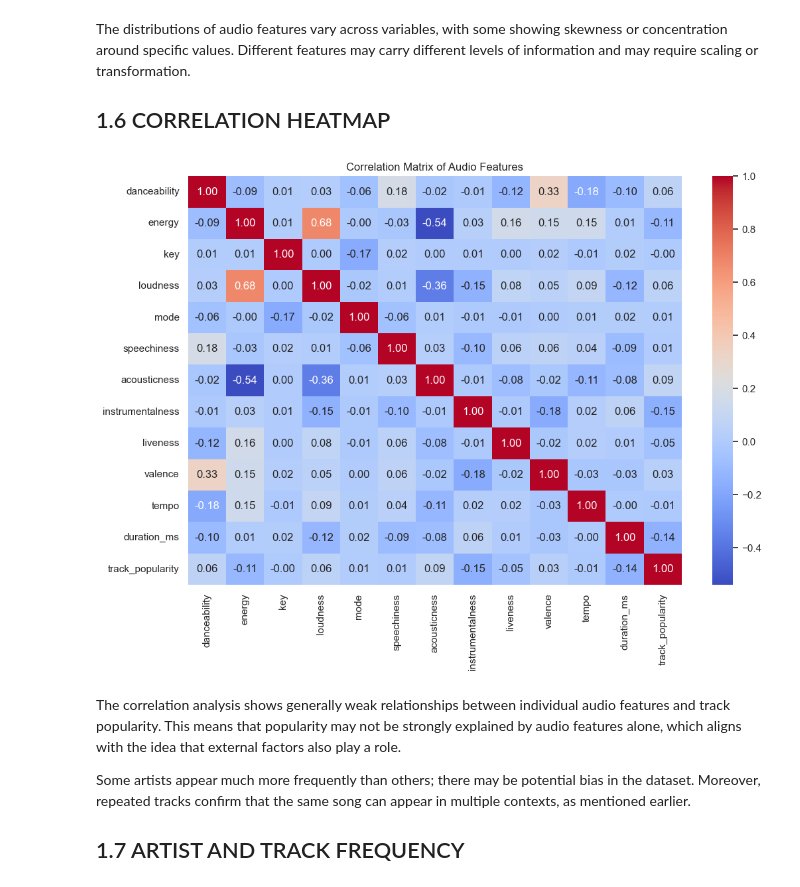
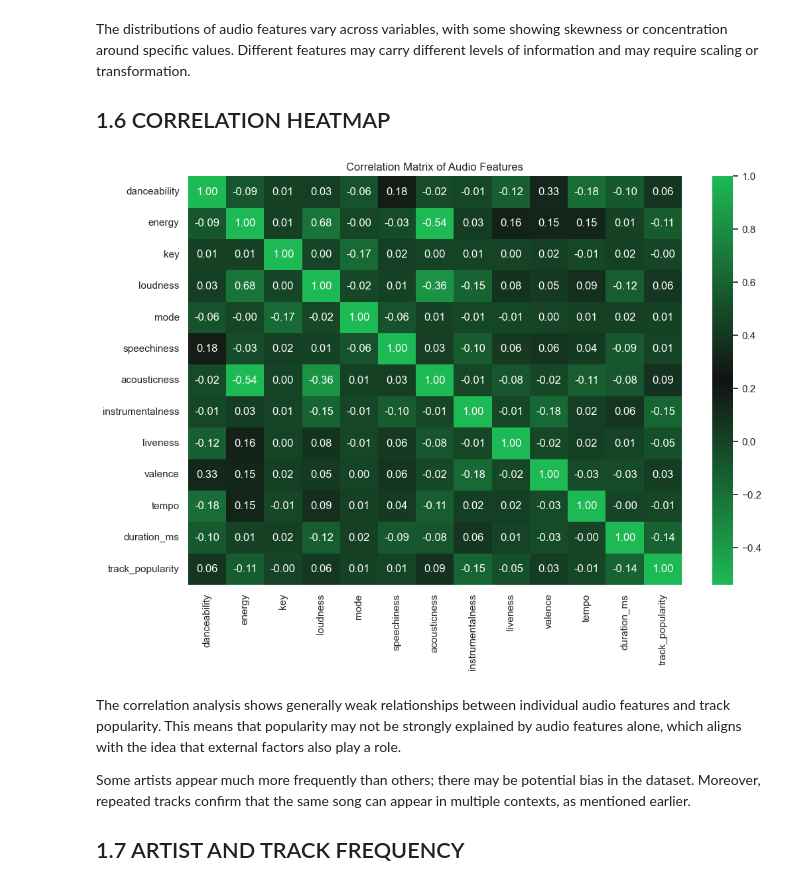
Before and after one commit to zoemekin/AI-ML, a Jupyter notebook: FINAL_VER.ipynb, the cells around one changed output. Cells and saved outputs as stored; diff of their text form; code cells hidden in the pictures.

```diff
--- a/FINAL_VER.ipynb
+++ b/FINAL_VER.ipynb
@@ -241,13 +241,19 @@ The distributions of audio features vary across variables, with some showing ske
 
 ## 1.6 CORRELATION HEATMAP
 # %%
+from matplotlib.colors import LinearSegmentedColormap
+
+spotify_cmap = LinearSegmentedColormap.from_list(
+    "spotify", ["#1DB954", "#121212", "#1DB954"]
+)
+
 plt.figure(figsize=(12, 8))
 corr_matrix = df[audio_features + (["track_popularity"] if "track_popularity" in df.columns else [])].corr()
-sns.heatmap(corr_matrix, annot=True, cmap="coolwarm", fmt=".2f")
+sns.heatmap(corr_matrix, annot=True, cmap=spotify_cmap, fmt=".2f")
 plt.title("Correlation Matrix of Audio Features")
 plt.show()
 # %% [output]
-[figure, old version]
+[figure, new version]
 # %% [markdown]
 The correlation analysis shows generally weak relationships between individual audio features and track popularity. This means that popularity may not be strongly explained by audio features alone, which aligns with the idea that external factors also play a role.
 
```
Also changed, not shown: parts of 2 cells of this notebook.
